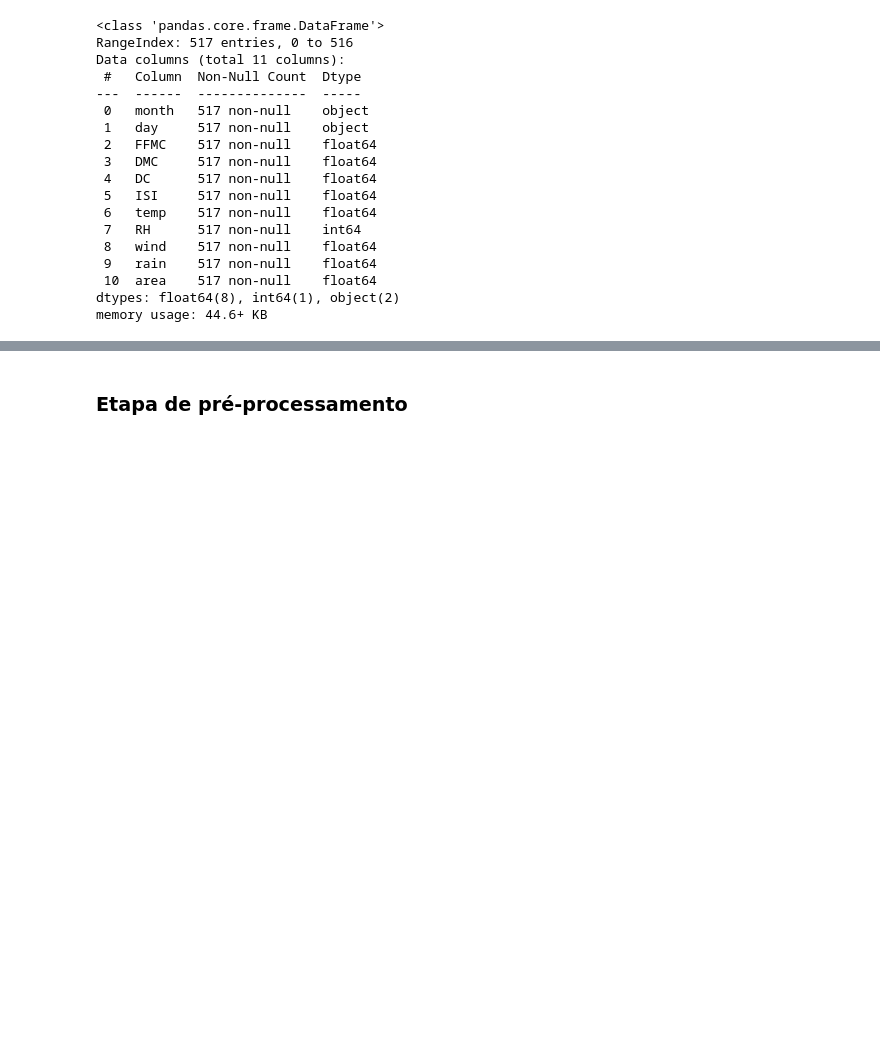
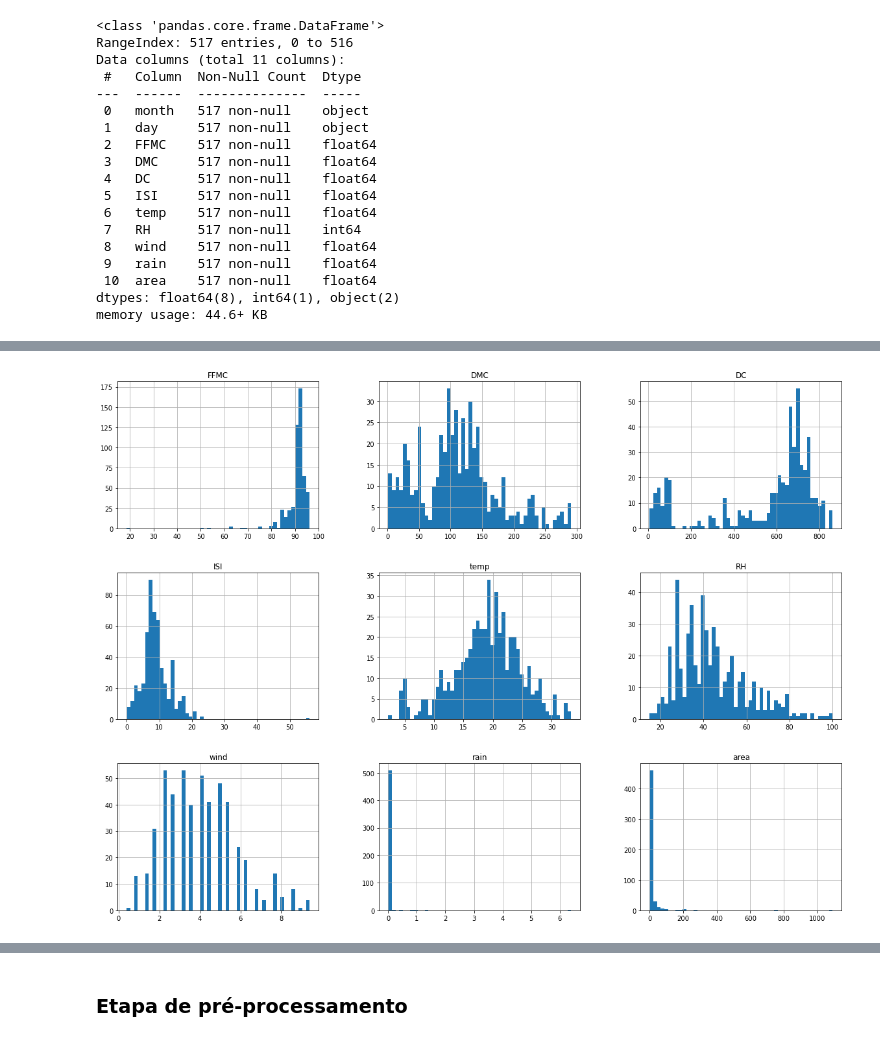
Before and after one commit to ArthurSudbrackIbarra/Trab-Final-SGBD, a Jupyter notebook: nosso-notebook.ipynb, the cells around one changed output, grey strips where cells are left out. Drawn from its saved outputs; the diff is of its cells as text; code cells hidden in the pictures; blank space fills up the shorter version.

```diff
--- a/nosso-notebook.ipynb
+++ b/nosso-notebook.ipynb
@@ -63,0 +80,12 @@ memory usage: 44.6+ KB
+# %%
+# Importando biblioteca para plotar imagens.
+import matplotlib.pyplot as plt
+
+# Histogramas das colunas numéricas.
+df.hist(bins = 50, figsize = (20, 15))
+plt.show()
+
+# Eixo Y = quantidade de dados.
+# Eixo X = valor.
+# %% [output]
+[figure, added]
```
Also changed, not shown: parts of 12 cells of this notebook.
